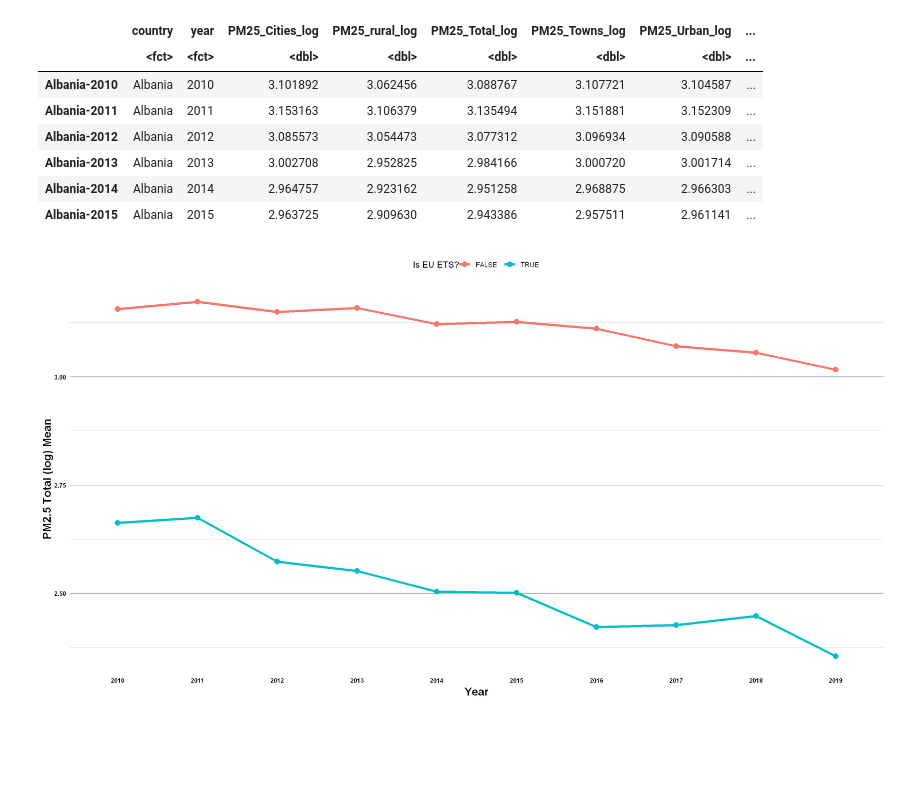
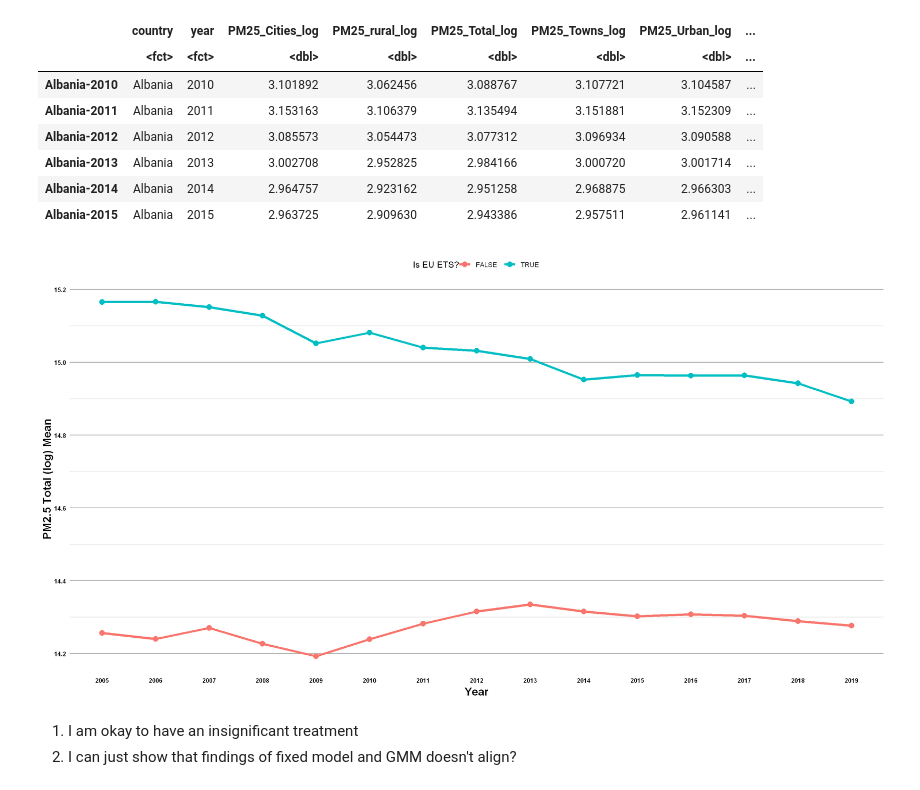
Before and after one commit to huseyinpolat-ds/UW_WNE_DSBA_Master_Thesis_437969, a Jupyter notebook: Thesis.ipynb, the cells around one changed output. Drawn from its saved outputs; the diff is of its cells as text; code cells hidden in the pictures; blank space fills up the shorter version.

Commit message:
Different GMM and fixed model combinations

```diff
--- a/Thesis.ipynb
+++ b/Thesis.ipynb
@@ -1421,10 +1421,12 @@ F-statistic: 185.3 on 3 and 1146 DF,  p-value: < 2.2e-16
 # %% [markdown]
 # 4. Econometric Modelling
 # %%
-model_data <- all_indicators_matching %>% filter(country %in% matched_countries$country & year >= 1995) %>% na.omit()
-model_data <- model_data %>% group_by(country) %>% mutate(lag1_test_PM25_Total_log = dplyr::lag(PM25_Total_log, n = 1, default = NA))
+model_data <- all_indicators_matching %>% filter(country %in% matched_countries$country & year >= 1995)  %>% na.omit()
+# model_data <- model_data %>% mutate(is_treated = ifelse(year<2013,0,is_treated))
+model_data <- model_data %>% group_by(country) %>% mutate(lag1_test_PM25_Total_log = dplyr::lag(PM25_Total_log, n = 1, default = NA)) %>% ungroup()
 pdata <- pdata.frame(model_data, index = c("country", "year"))
 pdata$lag1_PM25_Total_log <- lag(pdata$PM25_Total_log,1)
+# pdata <- pdata[pdata$year != 2010, ]
 head(pdata)
 # %% [output]
 A pdata.frame: 6 × 29
@@ -1437,23 +1439,23 @@ A pdata.frame: 6 × 29
 | Albania-2014 | Albania | 2014 | 2.964757 | 2.923162 | 2.951258 | 2.968875 | 2.966303 | ... |
 | Albania-2015 | Albania | 2015 | 2.963725 | 2.909630 | 2.943386 | 2.957511 | 2.961141 | ... |
 # %%
-avg_target_variable <- model_data %>% group_by(is_eu_ets_binary,year) %>% summarise(PM25_Total_log_mean = mean(PM25_Total_log))
+avg_target_variable <- model_data %>% group_by(is_eu_ets_binary,year) %>% summarise(PM25_Total_log_mean = log(sum(exp(co2_em_kt_log))))
 ggplot(avg_target_variable, aes(x = as.factor(year), y = PM25_Total_log_mean, group = is_eu_ets_binary, color = is_eu_ets_binary)) +
   geom_line(linewidth = 1.5) + # thicker lines
   geom_point(size = 3) + # different point shapes
   labs(x = "Year",
        y = "PM2.5 Total (log) Mean",
        color = "Is EU ETS?") +
   theme_minimal() +
     theme(legend.position = "top") +
   theme(panel.grid.major.x = element_blank(), # remove Y gridlines
         panel.grid.minor.x = element_blank(), # remove Y gridlines
         panel.grid.minor.y = element_line(color = "gray90", size = 0.4), # add X minor gridlines
         panel.grid.major.y = element_line(color = "gray60", size = 0.5), # add X minor gridlines
         axis.text.x = element_text(size = 8, color = "black", face = "bold"), # adjust X axis text
         axis.text.y = element_text(size = 8, color = "black", face = "bold"), # adjust Y axis text
         axis.title = element_text(size = 14, color = "black", face = "bold"))
 # + # adjust axis titles
 #   ylim(2, 4) # fix Y axis range
 # %% [output]
-[figure, old version]
+[figure, new version]
@@ -1486,0 +1493,3 @@ gmm6 <- pgmm(gmm_formula99, data = pdata, effect = "twoways", model = "onestep",
+# %% [markdown]
+  1. I am okay to have an insignificant treatment
+  2. I can just show that findings of fixed model and GMM doesn't align?
```
Also changed, not shown: parts of 23 cells of this notebook.
